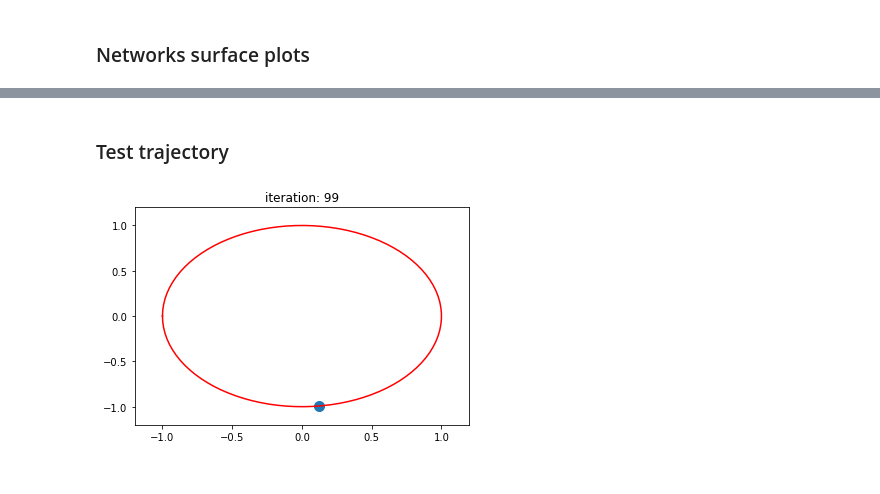
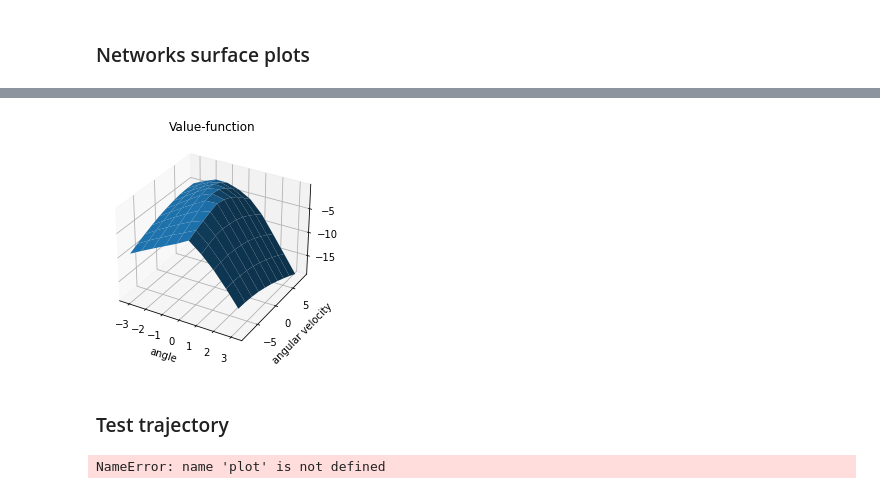
Before and after one commit to JopNiessen/SoftActorCritic, a Jupyter notebook: SoftActorCritic_for_orbiting_particle.ipynb, the cells around one changed output, grey strips where cells are left out. Drawn from its saved outputs; the diff is of its cells as text; code cells hidden in the pictures.

```diff
--- a/SoftActorCritic_for_orbiting_particle.ipynb
+++ b/SoftActorCritic_for_orbiting_particle.ipynb
@@ -168,19 +333,34 @@ plt.show()
+# %%
+from mpl_toolkits.mplot3d import Axes3D
+
+fig = plt.figure()
+ax = fig.add_subplot(111, projection='3d')
+ax.plot_surface(xv, vv, V)
+plt.xlabel('angle')
+plt.ylabel('angular velocity')
+plt.title('Value-function')
+plt.show()
+# %% [output]
+[figure, added]
 # %% [markdown]
 ### Test trajectory
 # %%
 key = jrandom.PRNGKey(1)
-env = Spherical_SDI()
-#env.state = jnp.array([0, 0])
+env = Orbital_SDI()
+env.state = jnp.array([jnp.pi, 0])
 
 observation = env._get_obs(key)
 for it in range(100):
     key, subkey = jrandom.split(key)
     control = agent.get_control(observation, key)
     observation, reward, done, _ = env.step(control, key=subkey)
-    x, y, w = observation
+    theta, w = observation      # Polar coordinate system
+    x = jnp.cos(theta)
+    y = jnp.sin(theta)
+    #x, y, w = observation      # Cartesian coordinate system
     plot(y, -x, it)
 # %% [output]
-[figure, removed]
+NameError: name 'plot' is not defined
 # %%
 key = jrandom.PRNGKey(0)
 N = 200
```
Also changed, not shown: parts of 11 cells of this notebook, 8 other files.
